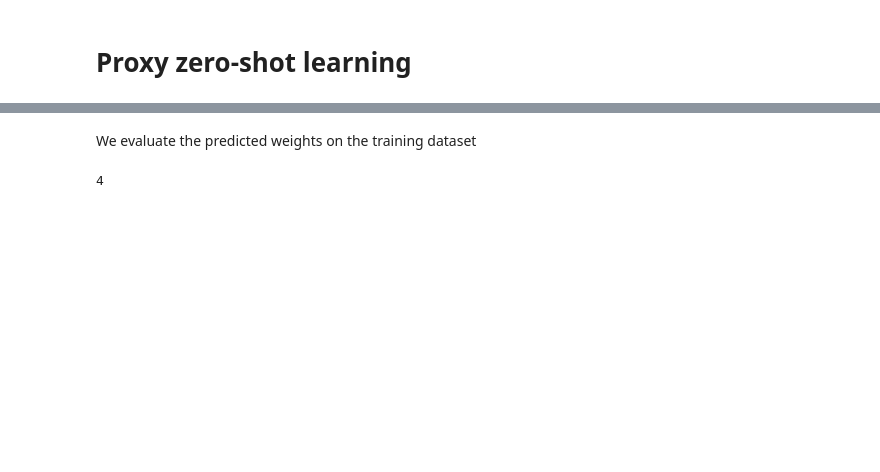
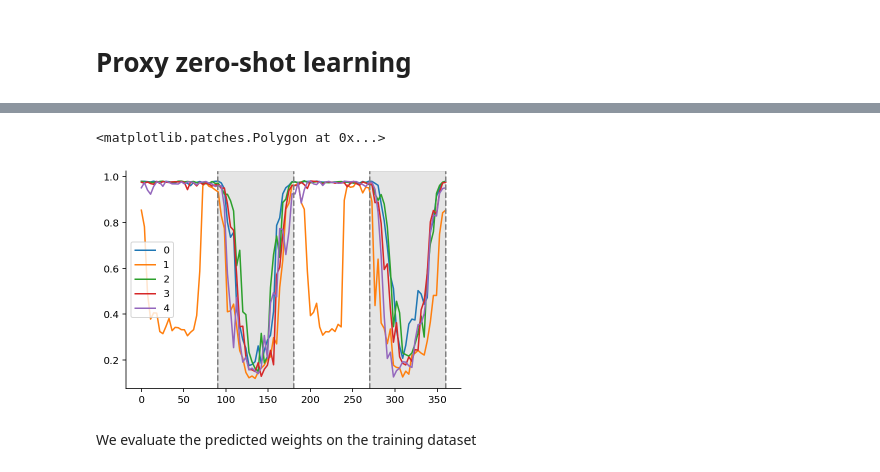
Before and after one commit to probml/shift-happens, a Jupyter notebook: notebooks/008-gendist-v1-rotation.ipynb, the cells around one changed output, grey strips where cells are left out. Drawn from its saved outputs; the diff is of its cells as text; code cells hidden in the pictures; blank space fills up the shorter version.

```diff
--- a/notebooks/008-gendist-v1-rotation.ipynb
+++ b/notebooks/008-gendist-v1-rotation.ipynb
@@ -182,0 +211,3 @@ E0311 15:28:15.860487 1482575 process_state.cc:770] RAW: Raising signal 15 with
+# %%
+weights_trained, train_acc = train_weights.train_model_config(key, X_train_shift, y_train_shift,
+                                                    None, n_epochs, batch_size)
@@ -201,6 +241,7 @@ with open("weights-dynamics-rotation-trench.params", "rb") as f:
     weights_trained = serialization.from_bytes(weights_trained, f.read())
 # %%
 logger.remove()
-test_filename = "projection-accuracy-rotation-trenches-v1.2.log"
-logger.add(test_filename, rotation="5mb")
+filename = f"trench-test-c{n_components}.log"
+filename = os.path.join(path_logs, filename)
+logger.add(filename, rotation="5mb")
 # %% [output]
@@ -208,3 +248,0 @@ logger.add(test_filename, rotation="5mb")
-# %%
-X_test = np.array(mnist_test.data)
-y_test = np.array(mnist_test.targets)
@@ -232,0 +290,23 @@ for angle in tqdm(angle_test):
+# %%
+accuracy_configs_learned = []
+predicted_weights_array = []
+
+ixs = [0, 1, 2, 3, 4]
+for angle in tqdm(angle_test):
+    config = {"angle": float(angle)}
+
+    acc_dict = {}
+    params_dict = {}
+    for ix in ixs:
+        y_test_hat = predict_shifted_dataset(ix, X_test, proc_class, config,
+                                             weights_model, weights_trained, model, pca, fn_recontruct_params)
+        y_test_hat = y_test_hat.argmax(axis=1)
+        accuracy_learned = (y_test_hat == y_test).mean().item()
+        acc_dict[ix] = accuracy_learned
+
+    accuracy_configs_learned.append(acc_dict)
+
+    logger_row = "|".join([format(v, "0.2%") for v in acc_dict.values()])
+    logger_row = f"{angle=:0.4f} | " + logger_row
+
+    logger.info(logger_row)
@@ -233,7 +332,16 @@ for angle in tqdm(angle_test):
+# %%
+acc_df = pd.DataFrame(accuracy_configs_learned, index=angle_test)
+acc_df.plot()
+
+plt.axvline(x=90, c="tab:gray", linestyle="--")
+plt.axvline(x=180, c="tab:gray", linestyle="--")
+plt.axvspan(90, 180, alpha=0.2, color="tab:gray")
+
+plt.axvline(x=270, c="tab:gray", linestyle="--")
+plt.axvline(x=360, c="tab:gray", linestyle="--")
+plt.axvspan(270, 360, alpha=0.2, color="tab:gray")
+# %% [output]
+<matplotlib.patches.Polygon at 0x...>
+[figure, added]
 # %% [markdown]
 We evaluate the predicted weights on the training dataset
-# %%
-test_filename = "projection-accuracy-rotation-trenches-v1.2-on-train.log"
-logger.add(test_filename, rotation="5mb")
-# %% [output]
-4
```
Also changed, not shown: parts of 49 cells of this notebook.
